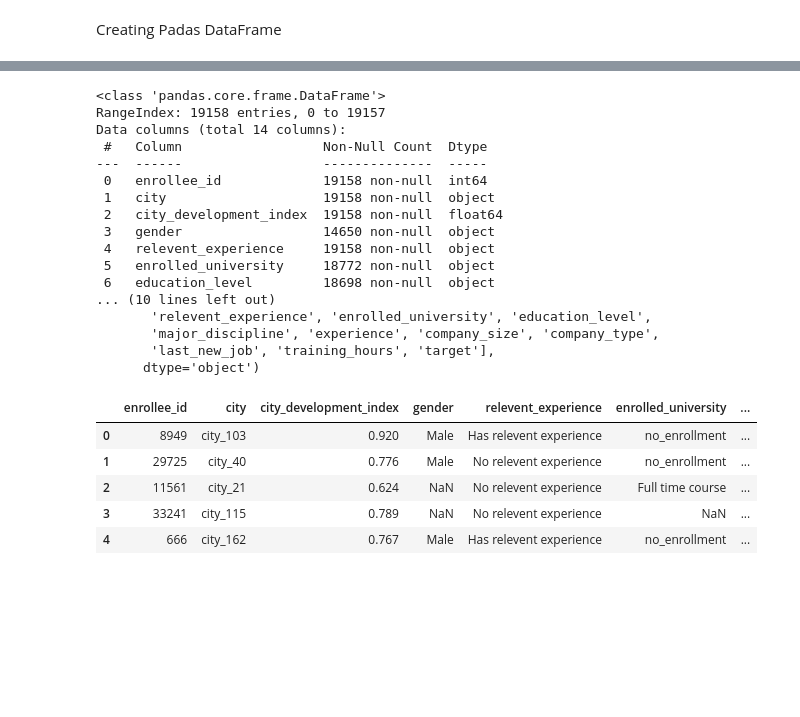
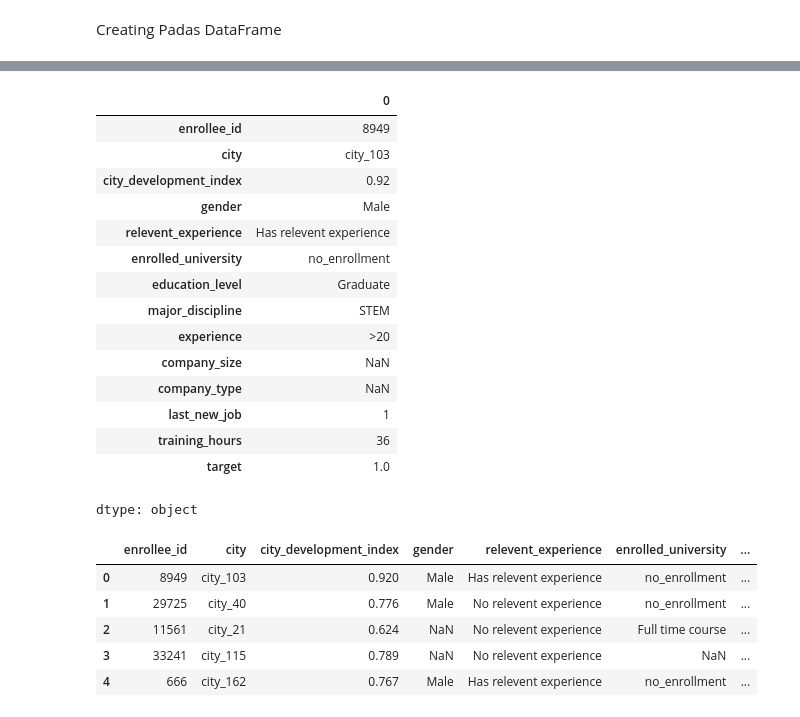
Before and after one commit to officialaryansingh/pandas_learning, a Jupyter notebook: pandas_fundamental.ipynb, the cells around one changed output, grey strips where cells are left out. Saved outputs shown, nothing was run; the diff lists cells and outputs as text; code cells hidden in the pictures; blank space fills up the shorter version.

```diff
--- a/pandas_fundamental.ipynb
+++ b/pandas_fundamental.ipynb
@@ -19,28 +39,22 @@ df = pd.read_csv("/content/aug_train.csv")
 # %%
-df.info()
-
 df.iloc[0]
-df.head()
-
-print(df.columns)
 # %% [output]
+|  | 0 |
+| enrollee_id | 8949 |
+| city | city_103 |
+| city_development_index | 0.92 |
+| gender | Male |
+| relevent_experience | Has relevent experience |
+| enrolled_university | no_enrollment |
+| education_level | Graduate |
+| major_discipline | STEM |
+| experience | >20 |
+| company_size | NaN |
+| company_type | NaN |
+| last_new_job | 1 |
+| training_hours | 36 |
+| target | 1.0 |
-<class 'pandas.core.frame.DataFrame'>
-RangeIndex: 19158 entries, 0 to 19157
-Data columns (total 14 columns):
- #   Column                  Non-Null Count  Dtype
----  ------                  --------------  -----
- 0   enrollee_id             19158 non-null  int64
- 1   city                    19158 non-null  object
- 2   city_development_index  19158 non-null  float64
- 3   gender                  14650 non-null  object
- 4   relevent_experience     19158 non-null  object
- 5   enrolled_university     18772 non-null  object
- 6   education_level         18698 non-null  object
-... (10 lines left out)
-       'relevent_experience', 'enrolled_university', 'education_level',
-       'major_discipline', 'experience', 'company_size', 'company_type',
-       'last_new_job', 'training_hours', 'target'],
-      dtype='object')
+dtype: object
 # %%
 df.head()
 # %% [output]
```
Also changed, not shown: parts of 25 cells of this notebook.
